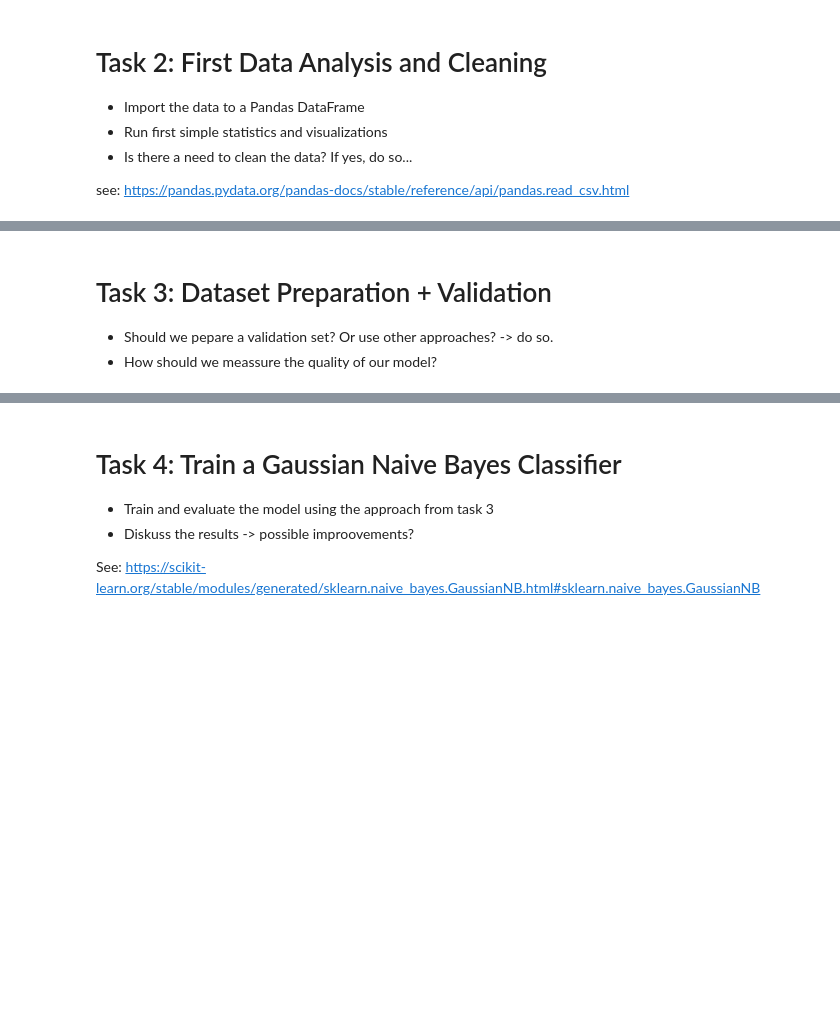
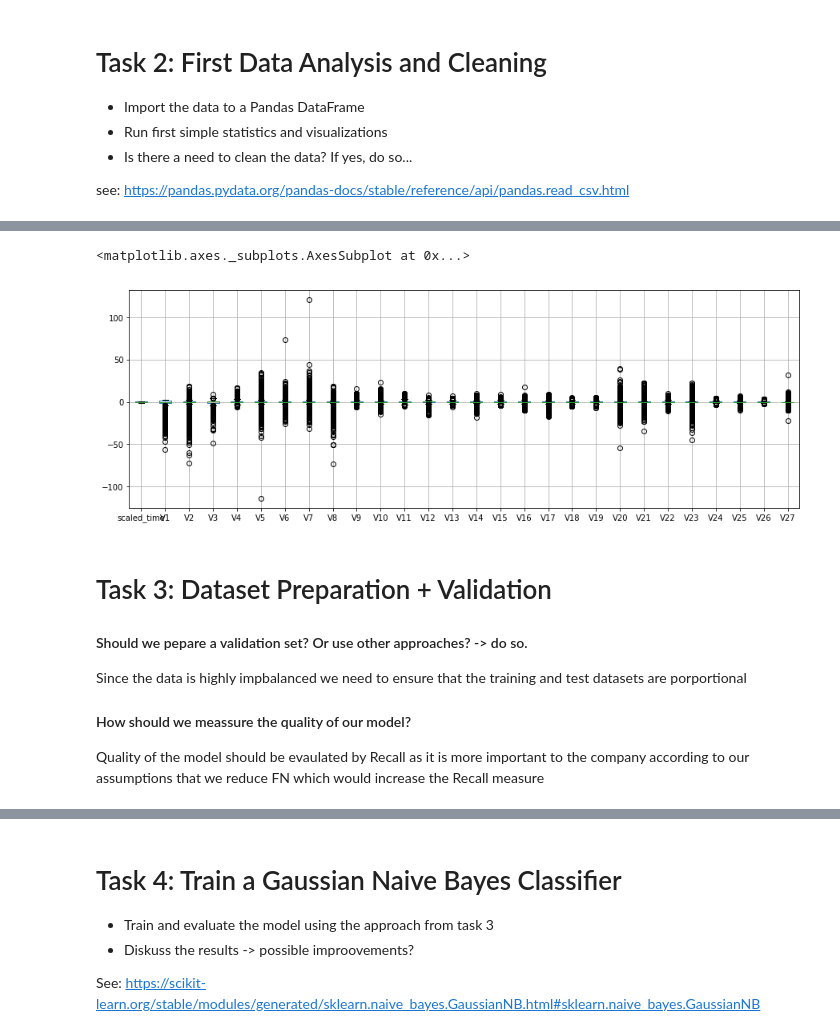
Before and after one commit to developeraakash/DataMining2020, a Jupyter notebook: week5/Assignment_1_fraud_detection.ipynb, the cells around one changed output, grey strips where cells are left out. Cells and saved outputs as stored; diff of their text form; code cells hidden in the pictures; blank space fills up the shorter version.

```diff
--- a/week5/Assignment_1_fraud_detection.ipynb
+++ b/week5/Assignment_1_fraud_detection.ipynb
@@ -39,4 +118,13 @@ FileNotFoundError: File b'data.csv' does not exist
+# %%
+#Boxploy for only Non-Fruads
+A[A['Class']== 0].iloc[:,1:29].boxplot(figsize=(15,5))
+# %% [output]
+<matplotlib.axes._subplots.AxesSubplot at 0x...>
+[figure, added]
 # %% [markdown]
 # Task 3: Dataset Preparation + Validation
-* Should we pepare a validation set? Or use other approaches? -> do so.
-* How should we meassure the quality of our model?
+#### Should we pepare a validation set? Or use other approaches? -> do so.
+  Since the data is highly impbalanced we need to ensure that the training and test datasets are porportional
+
+#### How should we meassure the quality of our model?
+  Quality of the model should be evaulated by Recall as it is more important to the company according to our assumptions that we reduce FN which would increase the Recall measure
```
Also changed, not shown: parts of 16 cells of this notebook.
